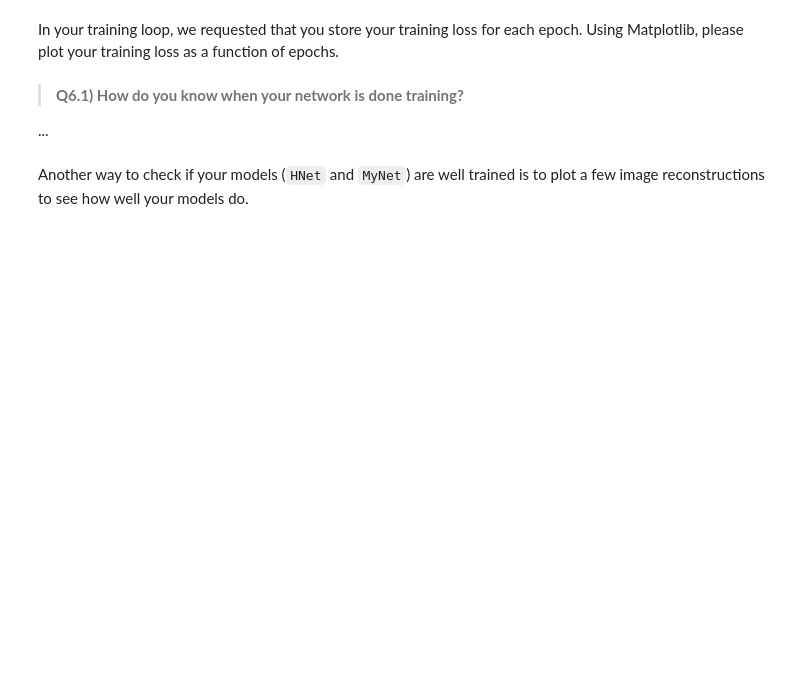
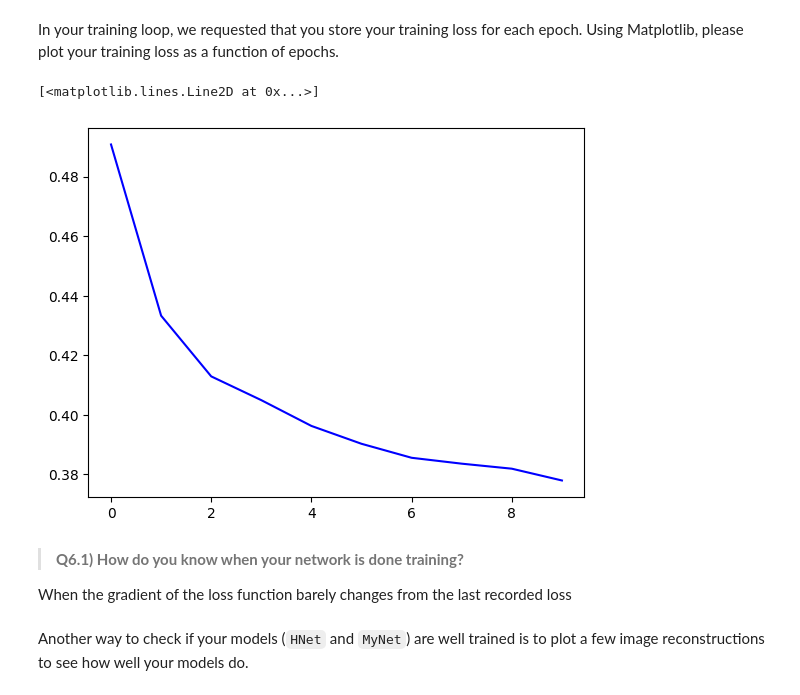
Before and after one commit to Socks2109/BMI-HW2, a Jupyter notebook: Homework_MNIST_Autoencoder.ipynb, the cells around one changed output. Drawn from its saved outputs; the diff is of its cells as text; code cells hidden in the pictures; blank space fills up the shorter version.

```diff
--- a/Homework_MNIST_Autoencoder.ipynb
+++ b/Homework_MNIST_Autoencoder.ipynb
@@ -252,3 +301,31 @@ def train(train_loader, model, optimizer, criterion,
+# %%
+def train(train_loader, model, optimizer, criterion,
+          n_epochs=10, **kwargs):
+
+    losses = []
+
+    for epoch in range(n_epochs):
+        epoch_losses = 0
+        count = 0
+
+        for X_batch, y_batch in train_loader:
+            # forward pass
+            y_pred = model(X_batch)
+            loss = criterion(y_pred, X_batch)
+
+            # backward pass
+            optimizer.zero_grad()
+            loss.backward()
+            optimizer.step()
+
+            epoch_losses += loss.item()
+            count += 1
+
+        losses.append(epoch_losses / count)
+        if epoch % 1 == 0:
+            print("Epoch: {} Loss: {}".format(epoch, epoch_losses / count))
+
+    return losses
 # %% [markdown]
 ### 5. Define your optimization and evaluation criterion
 
@@ -269,6 +346,9 @@ Define an optimizer and criterion (loss function) for your neural network traini
 ### Instantiate your model
 ### Define your loss function (training criterion)
 ### Choose your optimizer
+criterion = nn.MSELoss()
+model = HNet()
+optimizer = optim.Adam(model.parameters(), lr = 1e-3)
 # %% [markdown]
 ### 6. Run your training loop
 
@@ -277,3 +357,5 @@ It's a great idea to monitor the early epochs of your training ("babysit your tr
 (**Hint: it's recommended that you just test a single epoch at a time while you write your training function, to debug and make sure everything is working appropriately.**)
 # %%
 ### Set a number of training epochs and train your model.
+
+losses = train(train_loader, model, optimizer, criterion, n_epochs = 10)
@@ -281,10 +374,14 @@ It's a great idea to monitor the early epochs of your training ("babysit your tr
 In your training loop, we requested that you store your training loss for each epoch. Using Matplotlib, please plot your training loss as a function of epochs.
 # %%
 ### Plot loss curve using Matplotlib
+plt.plot(np.arange(len(losses)), losses, label='Loss Plot', color='blue')
+# %% [output]
+[<matplotlib.lines.Line2D at 0x...>]
+[figure, added]
 # %% [markdown]
 > **Q6.1)  How do you know when your network is done training?**
 
-...
+When the gradient of the loss function barely changes from the last recorded loss
 # %% [markdown]
 Another way to check if your models (`HNet` and `MyNet`) are well trained is to plot a few image reconstructions to see how well your models do.
 # %%
```
Also changed, not shown: parts of 13 cells of this notebook, 1 other file.
